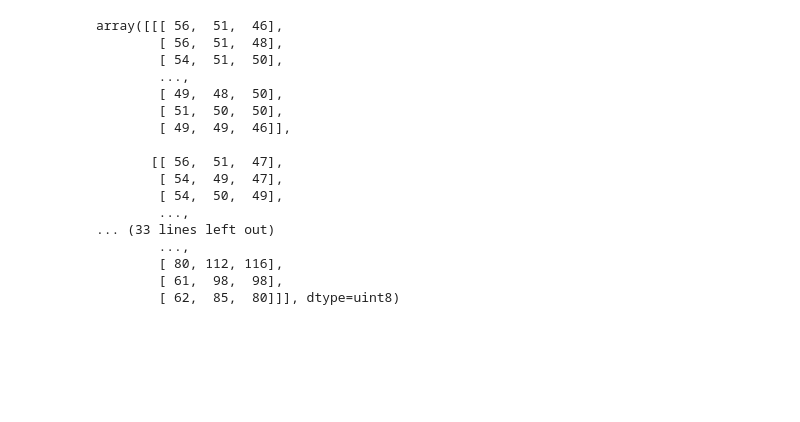
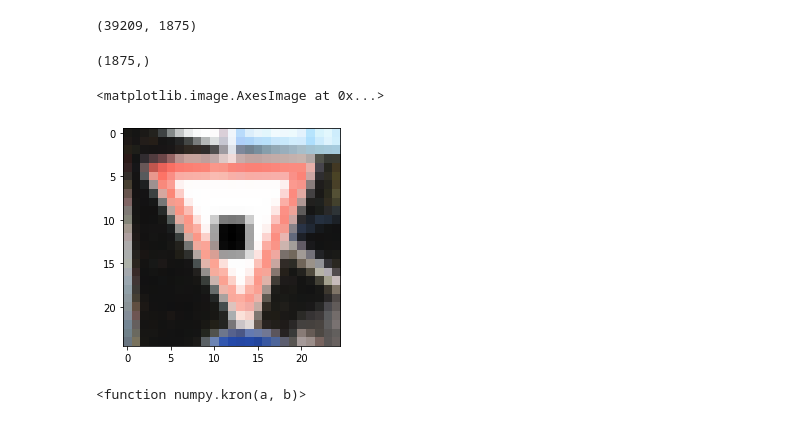
Before and after one commit to aefrank/ucsd_cse276c, a Jupyter notebook: code/hw4_problem1.ipynb, the cells around one changed output. Saved outputs shown, nothing was run; the diff lists cells and outputs as text; code cells hidden in the pictures; blank space fills up the shorter version.

```diff
--- a/code/hw4_problem1.ipynb
+++ b/code/hw4_problem1.ipynb
@@ -21 +24,7 @@ train_images = [cv2.imdecode( np.frombuffer( archive.open(imfile).read() , np.ui
+# %%
+train_images = [ mpl.image.imread(archive.open(imfile)) for imfile in train.Path]
+train_labels = np.array(train.ClassId)
+
+test_images = [ mpl.image.imread(archive.open(imfile)) for imfile in test.Path]
+test_labels = np.array(test.ClassId)
 # %%
@@ -75,20 +154,24 @@ if None:
-# %%
-train_images[0]
-# %% [output]
-array([[[ 56,  51,  46],
-        [ 56,  51,  48],
-        [ 54,  51,  50],
-        ...,
-        [ 49,  48,  50],
-        [ 51,  50,  50],
-        [ 49,  49,  46]],
-
-       [[ 56,  51,  47],
-        [ 54,  49,  47],
-        [ 54,  50,  49],
-        ...,
-... (33 lines left out)
-        ...,
-        [ 80, 112, 116],
-        [ 61,  98,  98],
-        [ 62,  85,  80]]], dtype=uint8)
+# %%
+train_data.shape
+# %% [output]
+(39209, 1875)
+# %%
+np.ravel(img).shape
+# %% [output]
+(1875,)
+# %%
+# img = crop(train_images[20909],(25,25,3))
+# ptp = np.ptp(img)
+# plt.figure()
+# plt.imshow(img)
+# plt.figure()
+# plt.imshow(train_images[20909])
+
+plt.imshow(resize(train_images[20909], (25,25,3)))
+# %% [output]
+<matplotlib.image.AxesImage at 0x...>
+[figure, added]
+# %%
+np.kron
+# %% [output]
+<function numpy.kron(a, b)>
```
Also changed, not shown: parts of 18 cells of this notebook, 1 other file.
